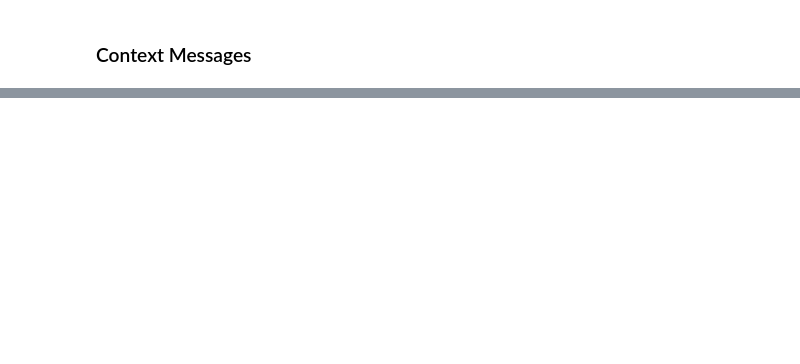
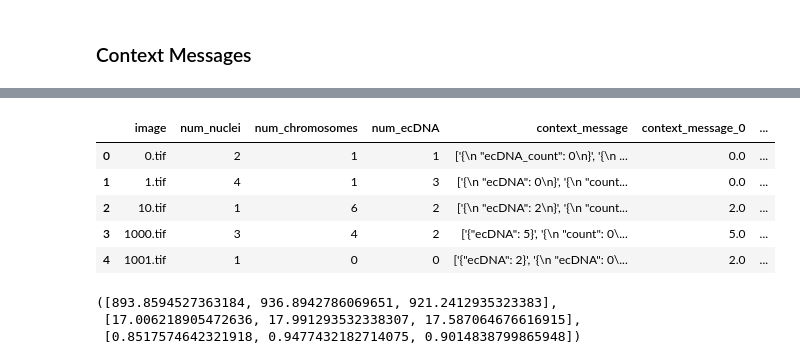
Before and after one commit to architp3/ecdna-analysis, a Jupyter notebook: qwen/metrics.ipynb, the cells around one changed output, grey strips where cells are left out. Saved outputs shown, nothing was run; the diff lists cells and outputs as text; code cells hidden in the pictures; blank space fills up the shorter version.

Commit message:
metrics completed

```diff
--- a/qwen/metrics.ipynb
+++ b/qwen/metrics.ipynb
@@ -347,0 +359,28 @@ context_messages_df = pd.read_csv(context_messages_path)
+# %%
+# Parse results
+
+context_messages_MSE = []
+context_messages_MAE = []
+context_messages_MAPE = []
+
+for i in range(len(context_messages)):
+    context_messages_df[f'context_message_{i}'] = context_messages_df['context_message'].apply(lambda x: parse_result((x[1:-1].split(','))[i]))
+    MSE, MAE, MAPE = calc_metrics(context_messages_df['num_ecDNA'], context_messages_df[f'context_message_{i}'])
+    context_messages_MSE.append(MSE)
+    context_messages_MAE.append(MAE)
+    context_messages_MAPE.append(MAPE)
+
+context_messages_df.head()
+# %% [output]
+|  | image | num_nuclei | num_chromosomes | num_ecDNA | context_message | context_message_0 | ... |
+| 0 | 0.tif | 2 | 1 | 1 | ['{\n "ecDNA_count": 0\n}', '{\n ... | 0.0 | ... |
+| 1 | 1.tif | 4 | 1 | 3 | ['{\n "ecDNA": 0\n}', '{\n "count... | 0.0 | ... |
+| 2 | 10.tif | 1 | 6 | 2 | ['{\n "ecDNA": 2\n}', '{\n "count... | 2.0 | ... |
+| 3 | 1000.tif | 3 | 4 | 2 | ['{"ecDNA": 5}', '{\n "count": 0\... | 5.0 | ... |
+| 4 | 1001.tif | 1 | 0 | 0 | ['{"ecDNA": 2}', '{\n "ecDNA": 0\... | 2.0 | ... |
+# %%
+context_messages_MSE, context_messages_MAE, context_messages_MAPE
+# %% [output]
+([893.8594527363184, 936.8942786069651, 921.2412935323383],
+ [17.006218905472636, 17.991293532338307, 17.587064676616915],
+ [0.8517574642321918, 0.9477432182714075, 0.9014838799865948])
```
Also changed, not shown: parts of 4 cells of this notebook.
